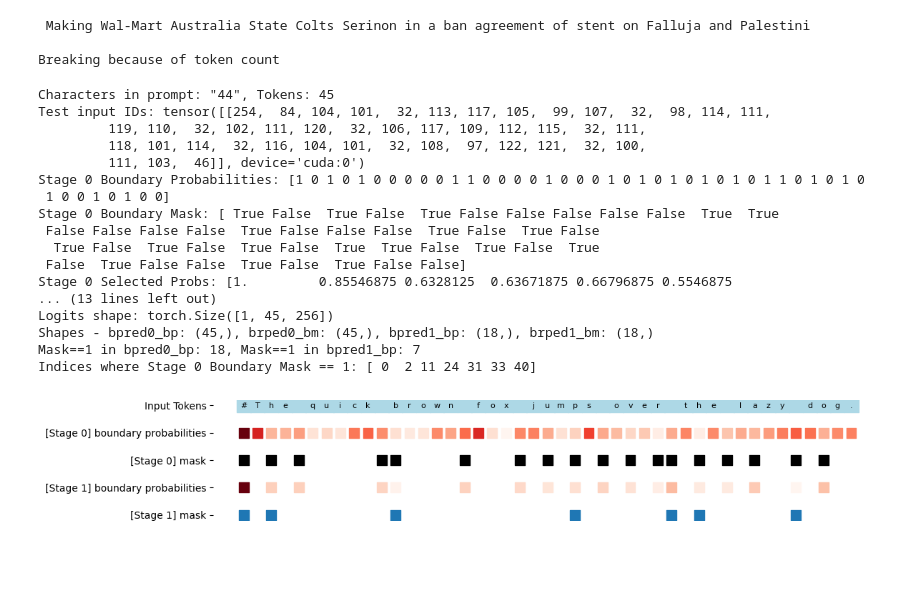
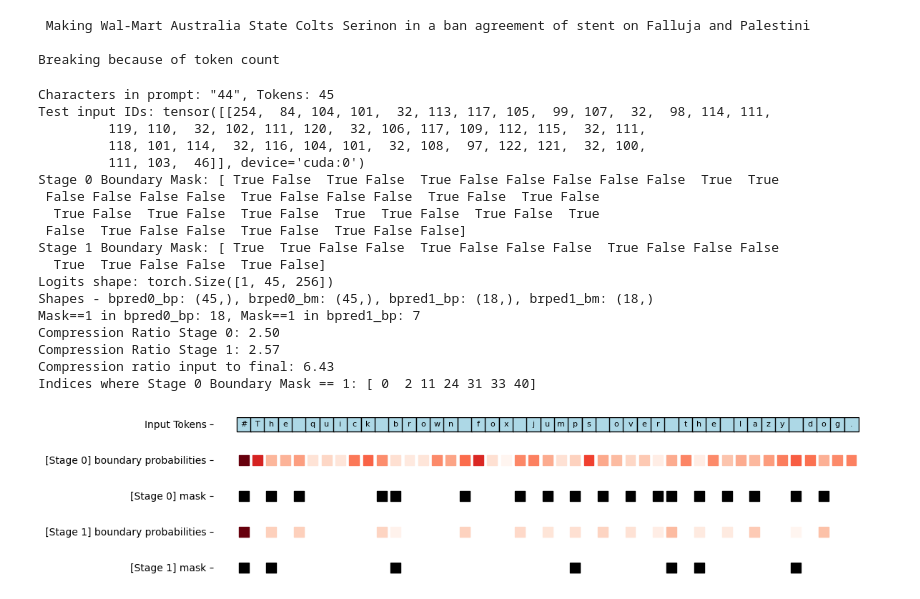
Before and after one commit to istepka/hnet, a Jupyter notebook: train.ipynb, the cells around one changed output. Cells and saved outputs as stored; diff of their text form; code cells hidden in the pictures; blank space fills up the shorter version.

```diff
--- a/train.ipynb
+++ b/train.ipynb
@@ -532,12 +532,12 @@ with torch.no_grad():
     brped1_bm = bpred[1].boundary_mask.squeeze().cpu().numpy()
     bpred1_sp = bpred[1].selected_probs.squeeze().float().cpu().numpy()
 
-    print("Stage 0 Boundary Probabilities:", bpred0_bp)
+    # print("Stage 0 Boundary Probabilities:", bpred0_bp)
     print("Stage 0 Boundary Mask:", brped0_bm)
-    print("Stage 0 Selected Probs:", bpred0_sp)
-    print("Stage 1 Boundary Probabilities:", bpred1_bp)
+    # print("Stage 0 Selected Probs:", bpred0_sp)
+    # print("Stage 1 Boundary Probabilities:", bpred1_bp)
     print("Stage 1 Boundary Mask:", brped1_bm)
-    print("Stage 1 Selected Probs:", bpred1_sp)
+    # print("Stage 1 Selected Probs:", bpred1_sp)
 
     print("Logits shape:", logits_BxLxV.shape)
     print(
@@ -547,6 +547,14 @@ with torch.no_grad():
         f"Mask==1 in bpred0_bp: {(brped0_bm == 1).sum()}, Mask==1 in bpred1_bp: {(brped1_bm == 1).sum()}"
     )
 
+    compression_ratio_stage0 = len(encoded_ids) / (brped0_bm == 1).sum()
+    compression_ratio_stage1 = (brped0_bm == 1).sum() / (brped1_bm == 1).sum()
+    print(f"Compression Ratio Stage 0: {compression_ratio_stage0:.2f}")
+    print(f"Compression Ratio Stage 1: {compression_ratio_stage1:.2f}")
+    print(
+        f"Compression ratio input to final: {len(encoded_ids) / (brped1_bm == 1).sum():.2f}"
+    )
+
     # Let's create a plot
     # first line is the input tokens (characters)
     # second line are small squares representing stage 0 boundary masks, white for 0, black for 1
@@ -554,7 +562,7 @@ with torch.no_grad():
     import matplotlib.pyplot as plt
     import numpy as np
 
-    fig, ax = plt.subplots(figsize=(12, 2))
+    fig, ax = plt.subplots(figsize=(12, 2.5))
 
     sentence_vis = "#" + sentence
     tokens = encoded_ids
@@ -565,6 +573,7 @@ with torch.no_grad():
         s=200,
         label="Input Tokens",
         marker="s",
+        edgecolors="black",
     )
     # add text labels for input tokens
     for i, char in enumerate(sentence_vis):
@@ -603,7 +612,7 @@ with torch.no_grad():
     ax.scatter(
         indices_sel,
         [0.0] * len(indices_sel),
-        cmap="gray_r",
+        c="black",
         s=100,
         label="Stage 1 Boundary Mask",
         marker="s",
@@ -615,35 +624,36 @@ with torch.no_grad():
             "[Stage 1] mask",
             "[Stage 1] boundary probabilities",
             "[Stage 0] mask",
             "[Stage 0] boundary probabilities",
             "Input Tokens",
         ]
     )
 
     # ax.legend()
     # turn off all spines
     for spine in ax.spines.values():
         spine.set_visible(False)
     # turn off xticks
     ax.set_xticks([])
     plt.tight_layout()
     plt.show()
 # %% [output]
 Characters in prompt: "44", Tokens: 45
 Test input IDs: tensor([[254,  84, 104, 101,  32, 113, 117, 105,  99, 107,  32,  98, 114, 111,
          119, 110,  32, 102, 111, 120,  32, 106, 117, 109, 112, 115,  32, 111,
          118, 101, 114,  32, 116, 104, 101,  32, 108,  97, 122, 121,  32, 100,
          111, 103,  46]], device='cuda:0')
-Stage 0 Boundary Probabilities: [1 0 1 0 1 0 0 0 0 0 1 1 0 0 0 0 1 0 0 0 1 0 1 0 1 0 1 0 1 0 1 1 0 1 0 1 0
- 1 0 0 1 0 1 0 0]
 Stage 0 Boundary Mask: [ True False  True False  True False False False False False  True  True
  False False False False  True False False False  True False  True False
   True False  True False  True False  True  True False  True False  True
  False  True False False  True False  True False False]
-Stage 0 Selected Probs: [1.         0.85546875 0.6328125  0.63671875 0.66796875 0.5546875
-... (13 lines left out)
+Stage 1 Boundary Mask: [ True  True False False  True False False False  True False False False
+  True  True False False  True False]
 Logits shape: torch.Size([1, 45, 256])
 Shapes - bpred0_bp: (45,), brped0_bm: (45,), bpred1_bp: (18,), brped1_bm: (18,)
 Mask==1 in bpred0_bp: 18, Mask==1 in bpred1_bp: 7
+Compression Ratio Stage 0: 2.50
+Compression Ratio Stage 1: 2.57
+Compression ratio input to final: 6.43
 Indices where Stage 0 Boundary Mask == 1: [ 0  2 11 24 31 33 40]
-[figure, old version]
+[figure, new version]
```
Also changed, not shown: 4 other files.
